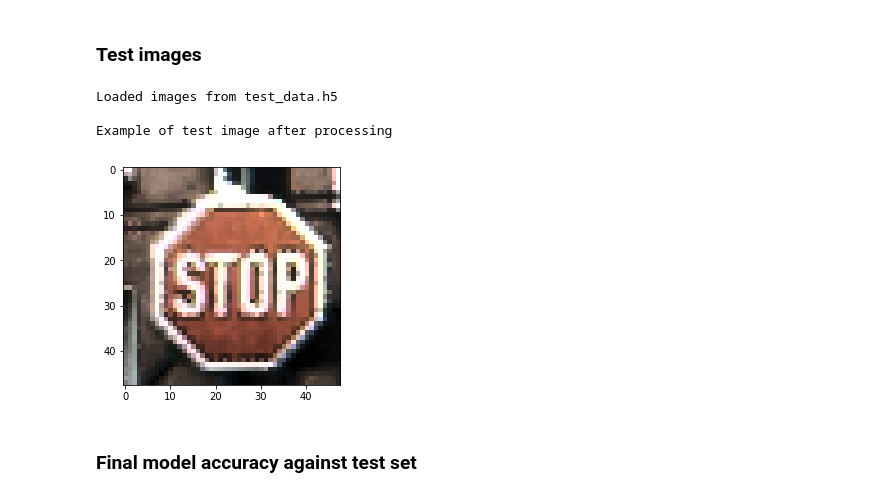
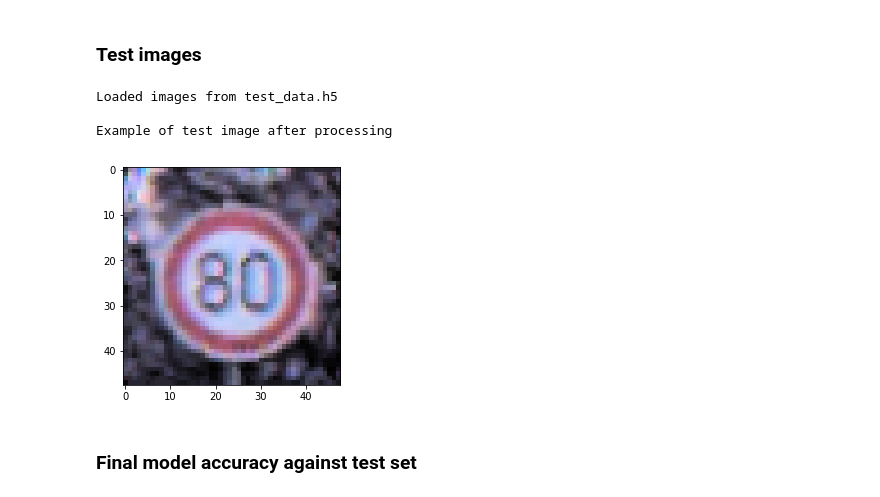
Before and after one commit to drexpp/Adversarial-examples-One-pixel-attack, a Jupyter notebook: Traffic-signals-cnn.ipynb, the cells around one changed output. Cells and saved outputs as stored; diff of their text form; code cells hidden in the pictures.

```diff
--- a/Traffic-signals-cnn.ipynb
+++ b/Traffic-signals-cnn.ipynb
@@ -72,7 +72,7 @@ try:
     print('Loaded images from training_data.h5\n')
     try:
         print('Example image after processing')
-        r = random.randint(0, 30000)
+        r = random.randint(0, len(X))
         img = X[r]
         img = np.rollaxis(img, 0, start=3)
         plt.figure()
@@ -256,40 +256,41 @@ try:
     print('Loaded images from test_data.h5\n')
     try:
         print('Example of test image after processing')
-        r = random.randint(0, 30000)
+        r = random.randint(0, len(X_test))
         img = X_test[r]
         img = np.rollaxis(img, 0, start=3)
         plt.figure()
         imgplot = plt.imshow(img)
         plt.show()
     except Exception as e:
+        print(e)
         print('It was not possible loading the test image')
 except:
     test = pd.read_csv('Data\\Dataset\\GT-final_test.csv',sep=';')
 
     X_test = []
     Y_test = []
     print('Now starting to process test images')
     for file_name, class_id  in zip(list(test['Filename']), list(test['ClassId'])):
         img_path = os.path.join('Data\\Dataset\\Test\\Images\\',file_name)
         X_test.append(preprocess_img(io.imread(img_path)))
         y_test.append(class_id)
         # Processing progress
         if len(X_test)%1000 == 0:
             print('Processed => {:.2%}'.format(len(X_test)/len(list(test['Filename']))))
     print('Finished processing test images')
 
     X_test = np.array(X_test)
     Y_test = np.array(y_test)
 
     with h5py.File('Data\\Saves\\test_data.h5','w') as hf:
         hf.create_dataset('imgs', data=X_test)
         hf.create_dataset('labels', data=Y_test)
 # %% [output]
 Loaded images from test_data.h5
 
 Example of test image after processing
-[figure, old version]
+[figure, new version]
 # %% [markdown]
 ### Final model accuracy against test set
 # %%
```
Also changed, not shown: parts of 7 cells of this notebook, 1 other file.
